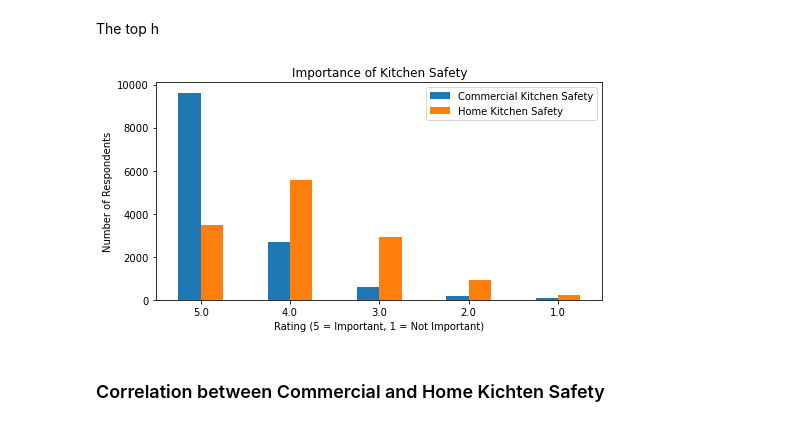
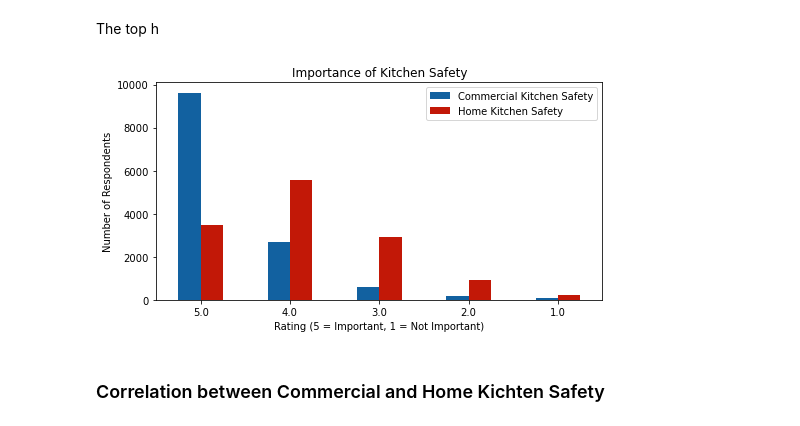
Before and after one commit to bjd9/washmeat, a Jupyter notebook: DEA_washmeat.ipynb, the cells around one changed output. Cells and saved outputs as stored; diff of their text form; code cells hidden in the pictures.

```diff
--- a/DEA_washmeat.ipynb
+++ b/DEA_washmeat.ipynb
@@ -1205,12 +1205,12 @@ sns.heatmap(item3_reverse, annot=True, ax=ax, fmt="d", cmap="coolwarm");
 # %% [markdown]
 The top h
 # %%
-item3_reverse.plot.bar(figsize=(8,4), rot=0)
+item3_reverse.plot.bar(figsize=(8,4), rot=0, color=['#1261A0', '#C21807'])
 plt.title('Importance of Kitchen Safety')
 plt.xlabel('Rating (5 = Important, 1 = Not Important)')
 plt.ylabel('Number of Respondents');
 # %% [output]
-[figure, old version]
+[figure, new version]
 # %% [markdown]
 ### Correlation between Commercial and Home Kichten Safety
 # %%
```
Also changed, not shown: parts of 11 cells of this notebook, 1 other file.
